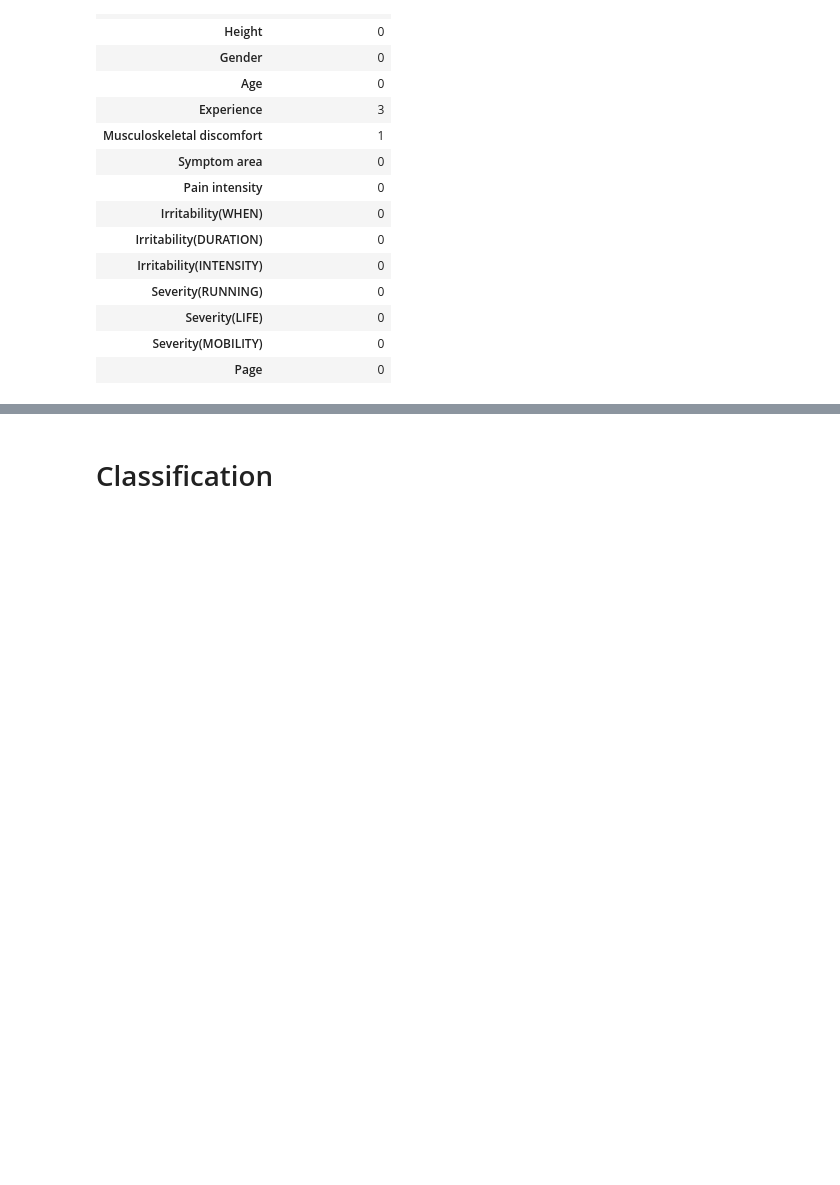
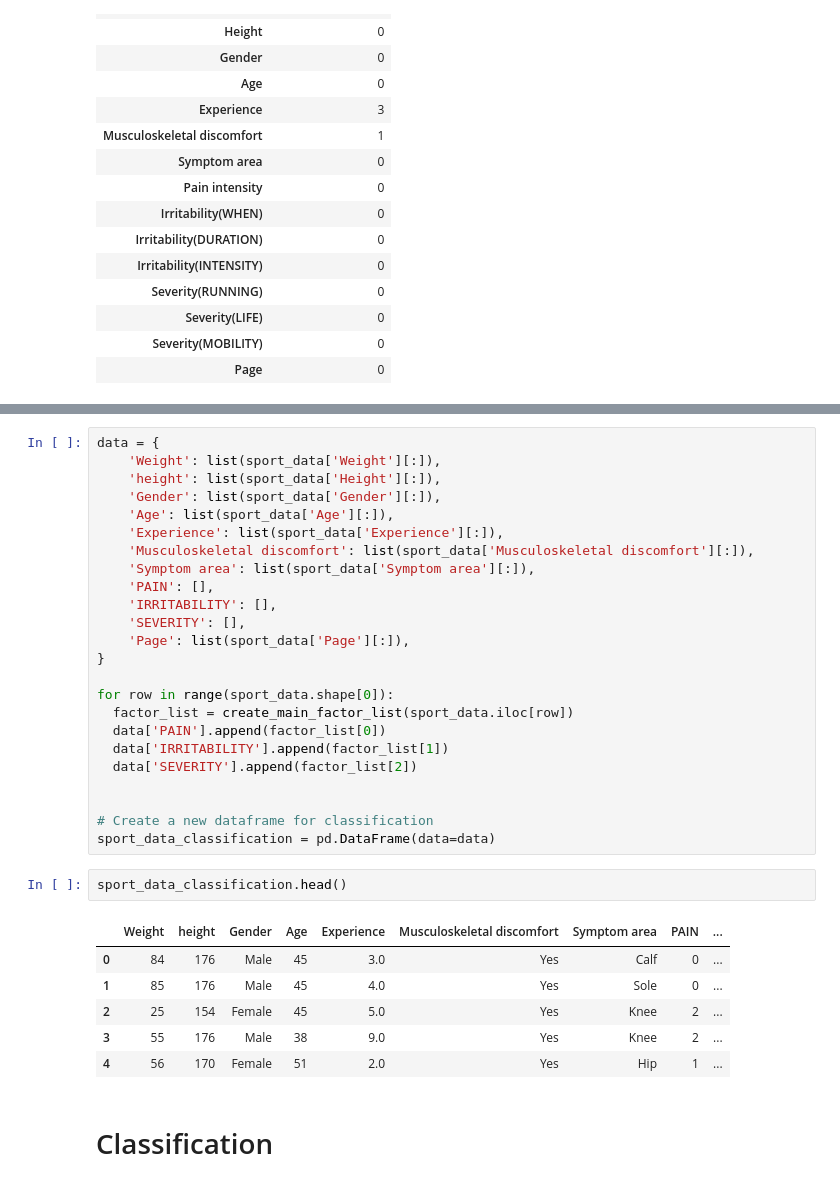
Before and after one commit to GeorgeM2000/Sports-Activity, a Jupyter notebook: Sports_Activity.ipynb, the cells around one changed output, grey strips where cells are left out. Cells and saved outputs as stored; diff of their text form; blank space fills up the shorter version.

```diff
--- a/Sports_Activity.ipynb
+++ b/Sports_Activity.ipynb
@@ -106,2 +231,35 @@ sport_data_classification['Pain Intensity'] = [pain_intensity[sport_data_classif
+# %%
+data = {
+    'Weight': list(sport_data['Weight'][:]),
+    'height': list(sport_data['Height'][:]),
+    'Gender': list(sport_data['Gender'][:]),
+    'Age': list(sport_data['Age'][:]),
+    'Experience': list(sport_data['Experience'][:]),
+    'Musculoskeletal discomfort': list(sport_data['Musculoskeletal discomfort'][:]),
+    'Symptom area': list(sport_data['Symptom area'][:]),
+    'PAIN': [],
+    'IRRITABILITY': [],
+    'SEVERITY': [],
+    'Page': list(sport_data['Page'][:]),
+}
+
+for row in range(sport_data.shape[0]):
+  factor_list = create_main_factor_list(sport_data.iloc[row])
+  data['PAIN'].append(factor_list[0])
+  data['IRRITABILITY'].append(factor_list[1])
+  data['SEVERITY'].append(factor_list[2])
+
+
+# Create a new dataframe for classification
+sport_data_classification = pd.DataFrame(data=data)
+# %%
+sport_data_classification.head()
+# %% [output]
+|  | Weight | height | Gender | Age | Experience | Musculoskeletal discomfort | Symptom area | PAIN | ... |
+| 0 | 84 | 176 | Male | 45 | 3.0 | Yes | Calf | 0 | ... |
+| 1 | 85 | 176 | Male | 45 | 4.0 | Yes | Sole | 0 | ... |
+| 2 | 25 | 154 | Female | 45 | 5.0 | Yes | Knee | 2 | ... |
+| 3 | 55 | 176 | Male | 38 | 9.0 | Yes | Knee | 2 | ... |
+| 4 | 56 | 170 | Female | 51 | 2.0 | Yes | Hip | 1 | ... |
 # %% [markdown]
 # Classification
```
Also changed, not shown: parts of 20 cells of this notebook.
